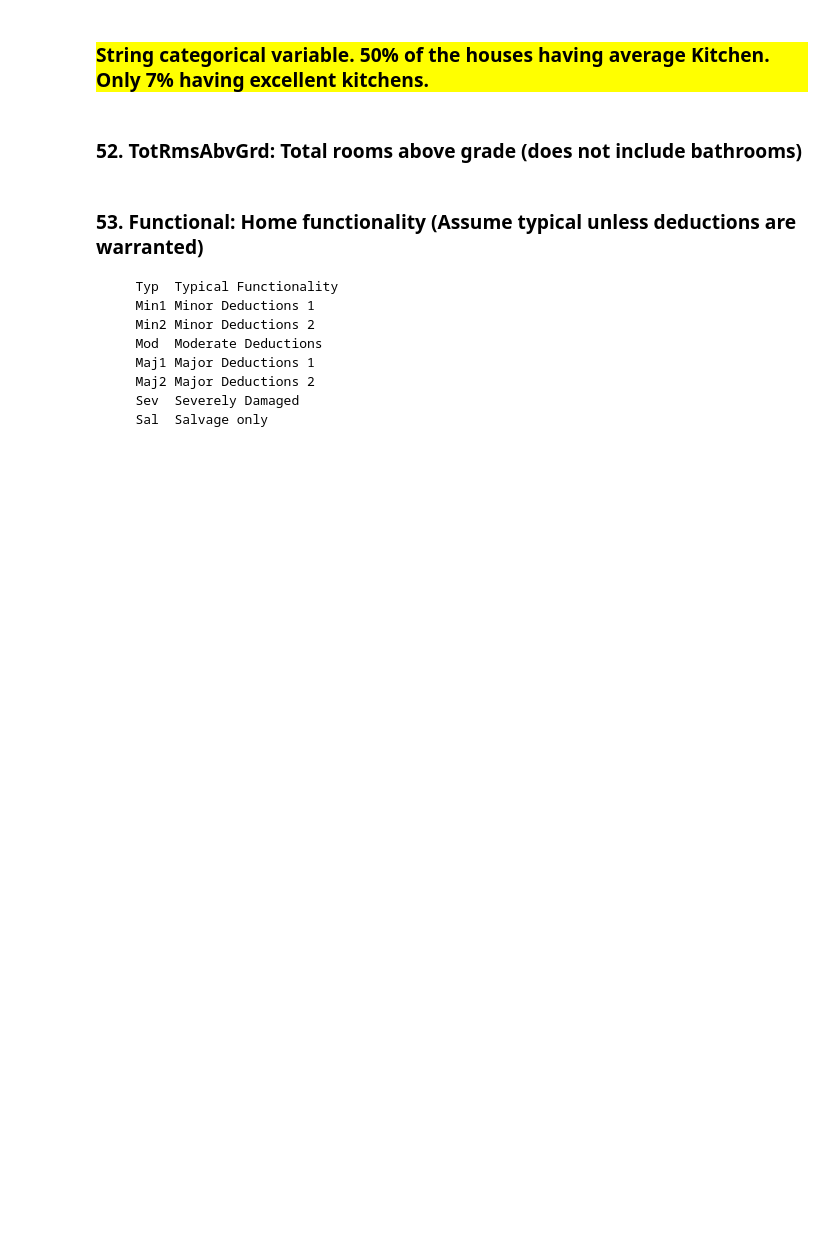
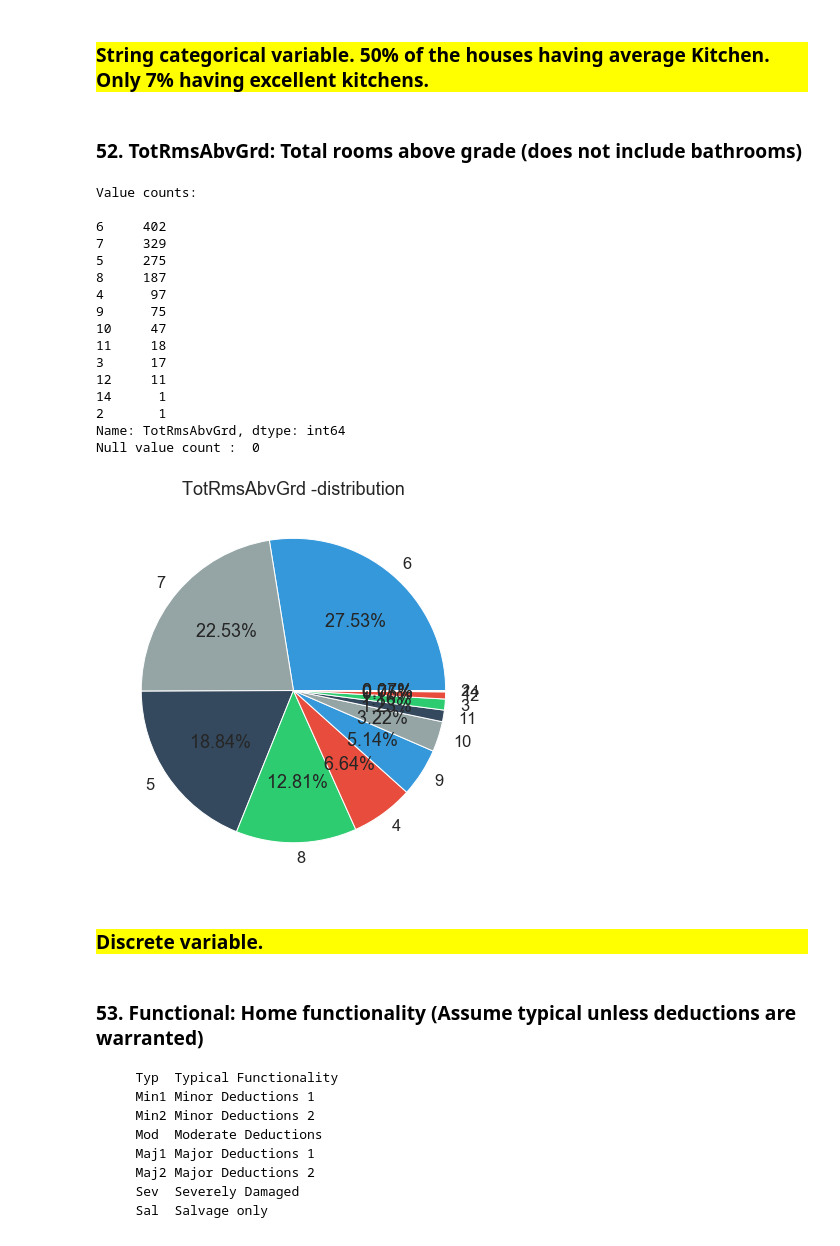
Before and after one commit to ajithcl/HousePricePrediction, a Jupyter notebook: HousePricePrediction.ipynb, the cells around one changed output. Cells and saved outputs as stored; diff of their text form; code cells hidden in the pictures; blank space fills up the shorter version.

```diff
--- a/HousePricePrediction.ipynb
+++ b/HousePricePrediction.ipynb
@@ -1512,6 +1512,28 @@ String categorical variable.
 </h3>
 # %% [markdown]
 ### 52. TotRmsAbvGrd: Total rooms above grade (does not include bathrooms)
+# %%
+str_discrete_analysis(df_train.TotRmsAbvGrd)
+# %% [output]
+Value counts:
+
+6     402
+7     329
+5     275
+8     187
+4      97
+9      75
+10     47
+11     18
+3      17
+12     11
+14      1
+2       1
+Name: TotRmsAbvGrd, dtype: int64
+Null value count :  0
+[figure, added]
+# %% [markdown]
+<h3 style='background-color:yellow'>Discrete variable. </h3>
 # %% [markdown]
 ### 53. Functional: Home functionality (Assume typical unless deductions are warranted)
 
```
Also changed, not shown: parts of 17 cells of this notebook.
